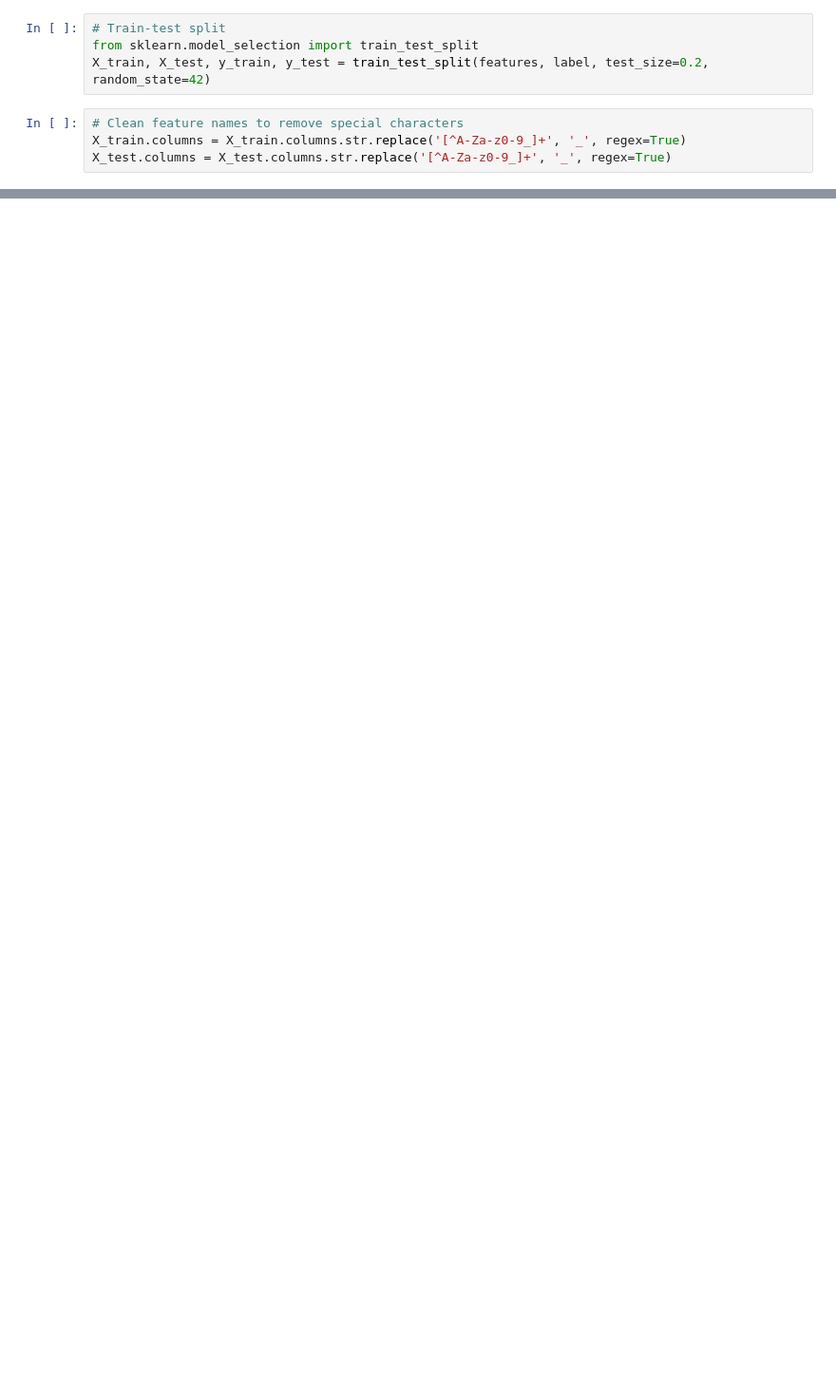
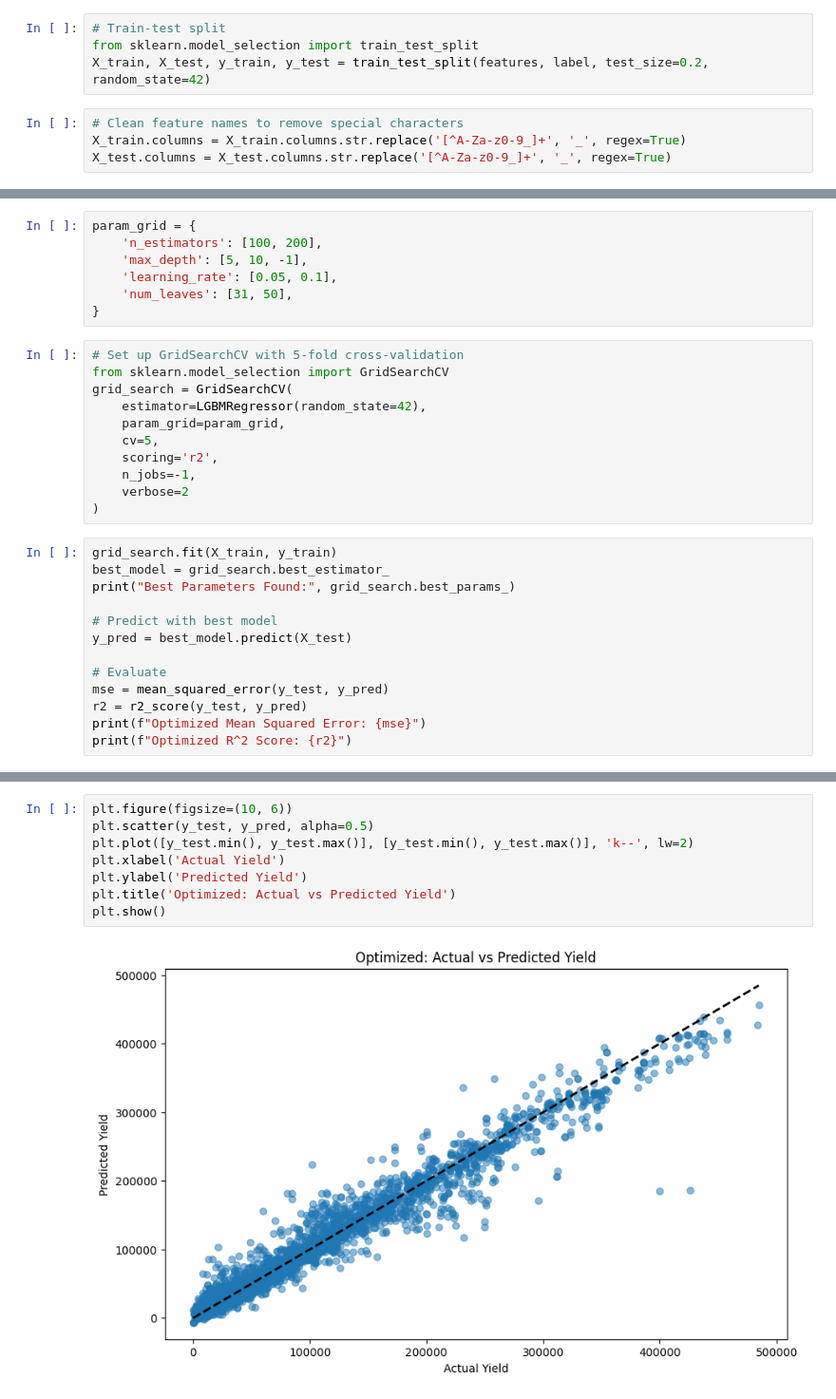
Before and after one commit to RandikaSilva/crop-yield-prediction, a Jupyter notebook: LightGBM.ipynb, the cells around one changed output, grey strips where cells are left out. Shown at 95% size. Saved outputs shown, nothing was run; the diff lists cells and outputs as text; blank space fills up the shorter version.

Commit message:
Model Optimization

```diff
--- a/LightGBM.ipynb
+++ b/LightGBM.ipynb
@@ -552,0 +571,31 @@ plt.show()
+# %%
+param_grid = {
+    'n_estimators': [100, 200],
+    'max_depth': [5, 10, -1],
+    'learning_rate': [0.05, 0.1],
+    'num_leaves': [31, 50],
+}
+# %%
+# Set up GridSearchCV with 5-fold cross-validation
+from sklearn.model_selection import GridSearchCV
+grid_search = GridSearchCV(
+    estimator=LGBMRegressor(random_state=42),
+    param_grid=param_grid,
+    cv=5,
+    scoring='r2',
+    n_jobs=-1,
+    verbose=2
+)
+# %%
+grid_search.fit(X_train, y_train)
+best_model = grid_search.best_estimator_
+print("Best Parameters Found:", grid_search.best_params_)
+
+# Predict with best model
+y_pred = best_model.predict(X_test)
+
+# Evaluate
+mse = mean_squared_error(y_test, y_pred)
+r2 = r2_score(y_test, y_pred)
+print(f"Optimized Mean Squared Error: {mse}")
+print(f"Optimized R^2 Score: {r2}")
@@ -552,0 +612,10 @@ plt.show()
+# %%
+plt.figure(figsize=(10, 6))
+plt.scatter(y_test, y_pred, alpha=0.5)
+plt.plot([y_test.min(), y_test.max()], [y_test.min(), y_test.max()], 'k--', lw=2)
+plt.xlabel('Actual Yield')
+plt.ylabel('Predicted Yield')
+plt.title('Optimized: Actual vs Predicted Yield')
+plt.show()
+# %% [output]
+[figure, added]
```
Also changed, not shown: parts of 7 cells of this notebook, 3 other files.
